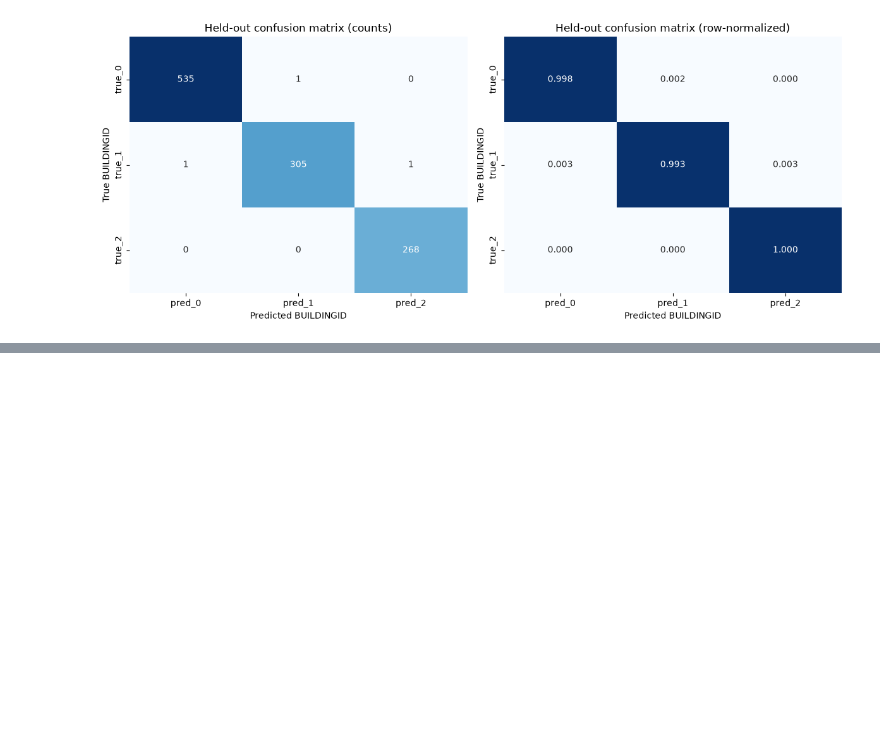
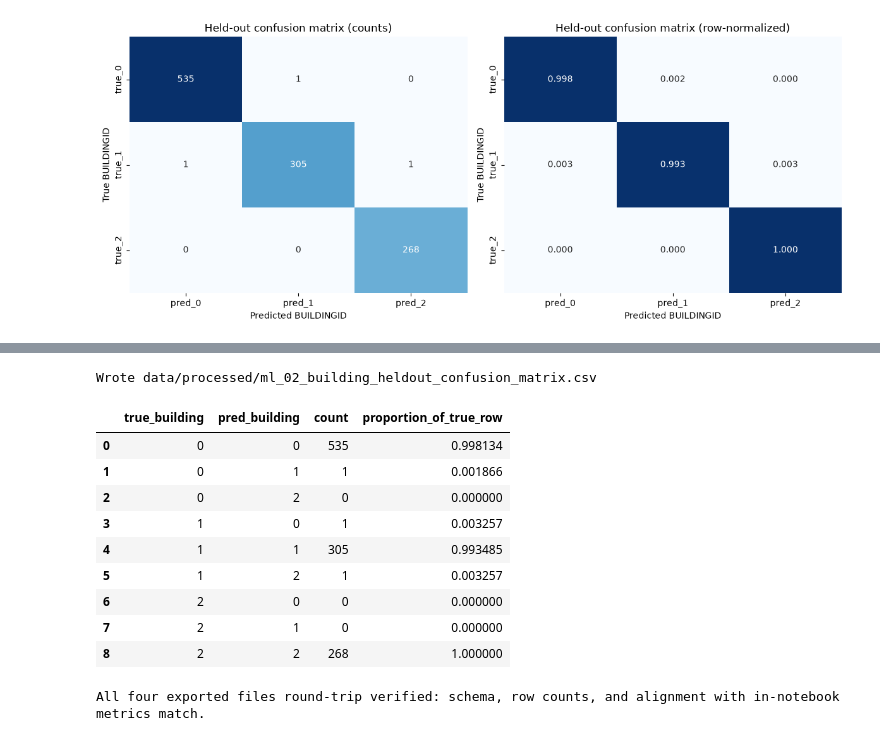
Before and after one commit to krishiv274/Signal2Space, a Jupyter notebook: Machine Learning Pipeline/ML_02_building_classification.ipynb, the cells around one changed output, grey strips where cells are left out. Saved outputs shown, nothing was run; the diff lists cells and outputs as text; code cells hidden in the pictures; blank space fills up the shorter version.

Commit message:
validation and final evaluation

```diff
--- a/Machine Learning Pipeline/ML_02_building_classification.ipynb
+++ b/Machine Learning Pipeline/ML_02_building_classification.ipynb
@@ -57,13 +59,23 @@ PROJECT_ROOT = find_project_root()
 PROCESSED_DIR = PROJECT_ROOT / "data" / "processed"
 TRAIN_PATH = PROCESSED_DIR / "aml_internal_train_features.csv"
 INTERNAL_VAL_PATH = PROCESSED_DIR / "aml_internal_validation_features.csv"
+# Held-out path is only DEFINED here, per the isolation protocol above. It is not checked
+# for existence (.is_file()) or opened until the "Final held-out evaluation" section below,
+# which runs strictly after the model configuration is frozen.
 HELDOUT_PATH = PROCESSED_DIR / "aml_heldout_validation_features.csv"
-for path in (TRAIN_PATH, INTERNAL_VAL_PATH, HELDOUT_PATH):
-    assert path.is_file(), f"Expected Member 1 output not found: {path}"
+
+assert TRAIN_PATH.is_file(), f"Expected Member 1 output not found: {TRAIN_PATH}"
+assert INTERNAL_VAL_PATH.is_file(), f"Expected Member 1 output not found: {INTERNAL_VAL_PATH}"
 print("Repository root:", PROJECT_ROOT)
-print("Inputs:",
-      TRAIN_PATH.relative_to(PROJECT_ROOT),
-      INTERNAL_VAL_PATH.relative_to(PROJECT_ROOT),
-      HELDOUT_PATH.relative_to(PROJECT_ROOT))
+print("Internal-training input:", TRAIN_PATH.relative_to(PROJECT_ROOT))
+print("Internal-validation input:", INTERNAL_VAL_PATH.relative_to(PROJECT_ROOT))
+print("Held-out input path (not yet read):", HELDOUT_PATH.relative_to(PROJECT_ROOT))
+
+# Output paths for the four Member 5 / Member 3 integration exports. Defining these here
+# does not touch the held-out file either.
+INTERNAL_VAL_PREDICTIONS_PATH = PROCESSED_DIR / "ml_02_building_internal_validation_predictions.csv"
+HELDOUT_PREDICTIONS_PATH = PROCESSED_DIR / "ml_02_building_heldout_predictions.csv"
+METRICS_PATH = PROCESSED_DIR / "ml_02_building_metrics.csv"
+HELDOUT_CONFUSION_PATH = PROCESSED_DIR / "ml_02_building_heldout_confusion_matrix.csv"
 # %% [output]
 Repository root: /Users/agrima.ag/Documents/Signal2Space
@@ -384,0 +483,49 @@ true_2       0       0     268
+# %%
+confusion_long_rows = []
+for i, true_cls in enumerate(BUILDING_CLASSES):
+    row_total = heldout_confusion_counts[i].sum()
+    for j, pred_cls in enumerate(BUILDING_CLASSES):
+        count = int(heldout_confusion_counts[i, j])
+        confusion_long_rows.append({
+            "true_building": true_cls,
+            "pred_building": pred_cls,
+            "count": count,
+            "proportion_of_true_row": (count / row_total) if row_total else 0.0,
+        })
+confusion_long_df = pd.DataFrame(confusion_long_rows)
+confusion_long_df.to_csv(HELDOUT_CONFUSION_PATH, index=False)
+print("Wrote", HELDOUT_CONFUSION_PATH.relative_to(PROJECT_ROOT))
+confusion_long_df
+# %% [output]
+Wrote data/processed/ml_02_building_heldout_confusion_matrix.csv
+|  | true_building | pred_building | count | proportion_of_true_row |
+| 0 | 0 | 0 | 535 | 0.998134 |
+| 1 | 0 | 1 | 1 | 0.001866 |
+| 2 | 0 | 2 | 0 | 0.000000 |
+| 3 | 1 | 0 | 1 | 0.003257 |
+| 4 | 1 | 1 | 305 | 0.993485 |
+| 5 | 1 | 2 | 1 | 0.003257 |
+| 6 | 2 | 0 | 0 | 0.000000 |
+| 7 | 2 | 1 | 0 | 0.000000 |
+| 8 | 2 | 2 | 268 | 1.000000 |
+# %%
+# Round-trip verification of all four exports: schema, row counts, and alignment with the
+# in-notebook computed values.
+reloaded_internal_val = pd.read_csv(INTERNAL_VAL_PREDICTIONS_PATH)
+reloaded_heldout = pd.read_csv(HELDOUT_PREDICTIONS_PATH)
+reloaded_metrics = pd.read_csv(METRICS_PATH)
+reloaded_confusion = pd.read_csv(HELDOUT_CONFUSION_PATH)
+
+assert reloaded_internal_val.shape == internal_val_predictions.shape
+assert reloaded_heldout.shape == heldout_predictions.shape
+assert set(reloaded_internal_val["ROW_ID"]) == set(internal_validation["ROW_ID"])
+assert set(reloaded_heldout["ROW_ID"]) == set(heldout_validation["ROW_ID"])
+assert np.isclose(
+    (reloaded_heldout["BUILDINGID_TRUE"] == reloaded_heldout["BUILDINGID_PRED"]).mean(),
+    heldout_accuracy,
+), "Reloaded held-out predictions do not reproduce the notebook's reported held-out accuracy"
+assert reloaded_metrics.shape[0] == 3
+assert reloaded_confusion["count"].sum() == len(heldout_validation)
+print("All four exported files round-trip verified: schema, row counts, and alignment with in-notebook metrics match.")
+# %% [output]
+All four exported files round-trip verified: schema, row counts, and alignment with in-notebook metrics match.
```
Also changed, not shown: parts of 29 cells of this notebook, 4 other files.
